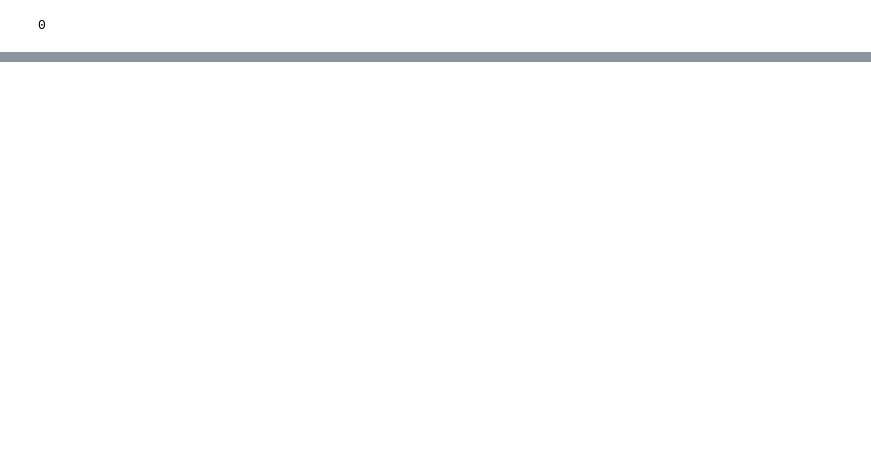
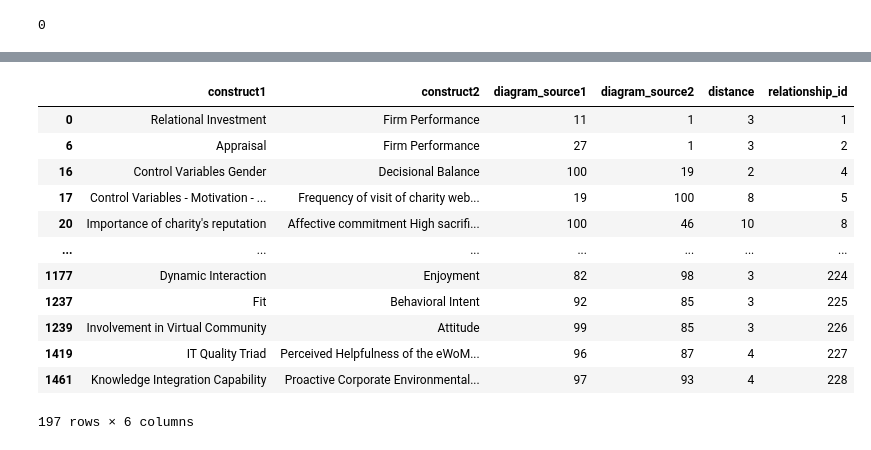
Before and after one commit to TimothyKusuma/Master-Thesis, a Jupyter notebook: ipynb_notebooks/indirect_relations.ipynb, the cells around one changed output, grey strips where cells are left out. Saved outputs shown, nothing was run; the diff lists cells and outputs as text; code cells hidden in the pictures; blank space fills up the shorter version.

```diff
--- a/ipynb_notebooks/indirect_relations.ipynb
+++ b/ipynb_notebooks/indirect_relations.ipynb
@@ -533,0 +436,28 @@ Name: count, dtype: int64
+# %%
+"""Relationships only appearing once"""
+
+
+# Count the occurrences of each relationship_id
+relationship_counts = cross_diagram_relationships_replaced_df['relationship_id'].value_counts()
+
+# Identify relationship_ids that appear only once
+unique_ids = relationship_counts[relationship_counts == 1].index.tolist()
+
+# Create a new DataFrame with rows that have relationship_ids occurring only once
+unique_relationships_df = cross_diagram_relationships_replaced_df[cross_diagram_relationships_replaced_df['relationship_id'].isin(unique_ids)]
+
+unique_relationships_df
+# %% [output]
+|  | construct1 | construct2 | diagram_source1 | diagram_source2 | distance | relationship_id |
+| 0 | Relational Investment | Firm Performance | 11 | 1 | 3 | 1 |
+| 6 | Appraisal | Firm Performance | 27 | 1 | 3 | 2 |
+| 16 | Control Variables Gender | Decisional Balance | 100 | 19 | 2 | 4 |
+| 17 | Control Variables - Motivation - ... | Frequency of visit of charity web... | 19 | 100 | 8 | 5 |
+| 20 | Importance of charity's reputation | Affective commitment High sacrifi... | 100 | 46 | 10 | 8 |
+| ... | ... | ... | ... | ... | ... | ... |
+| 1177 | Dynamic Interaction | Enjoyment | 82 | 98 | 3 | 224 |
+| 1237 | Fit | Behavioral Intent | 92 | 85 | 3 | 225 |
+| 1239 | Involvement in Virtual Community | Attitude | 99 | 85 | 3 | 226 |
+| 1419 | IT Quality Triad | Perceived Helpfulness of the eWoM... | 96 | 87 | 4 | 227 |
+| 1461 | Knowledge Integration Capability | Proactive Corporate Environmental... | 97 | 93 | 4 | 228 |
+197 rows × 6 columns
```
Also changed, not shown: parts of 60 cells of this notebook, 7 other files.
